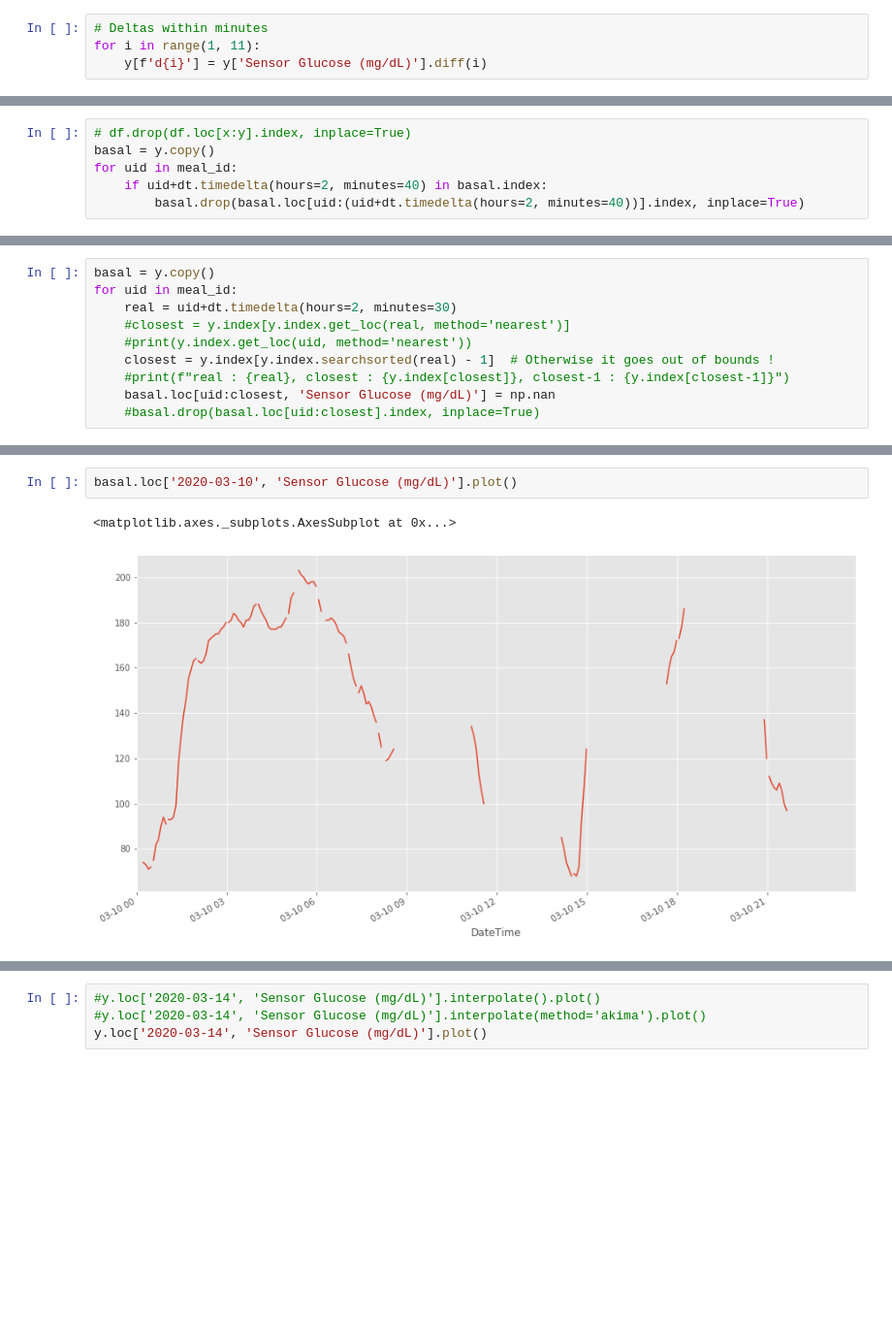
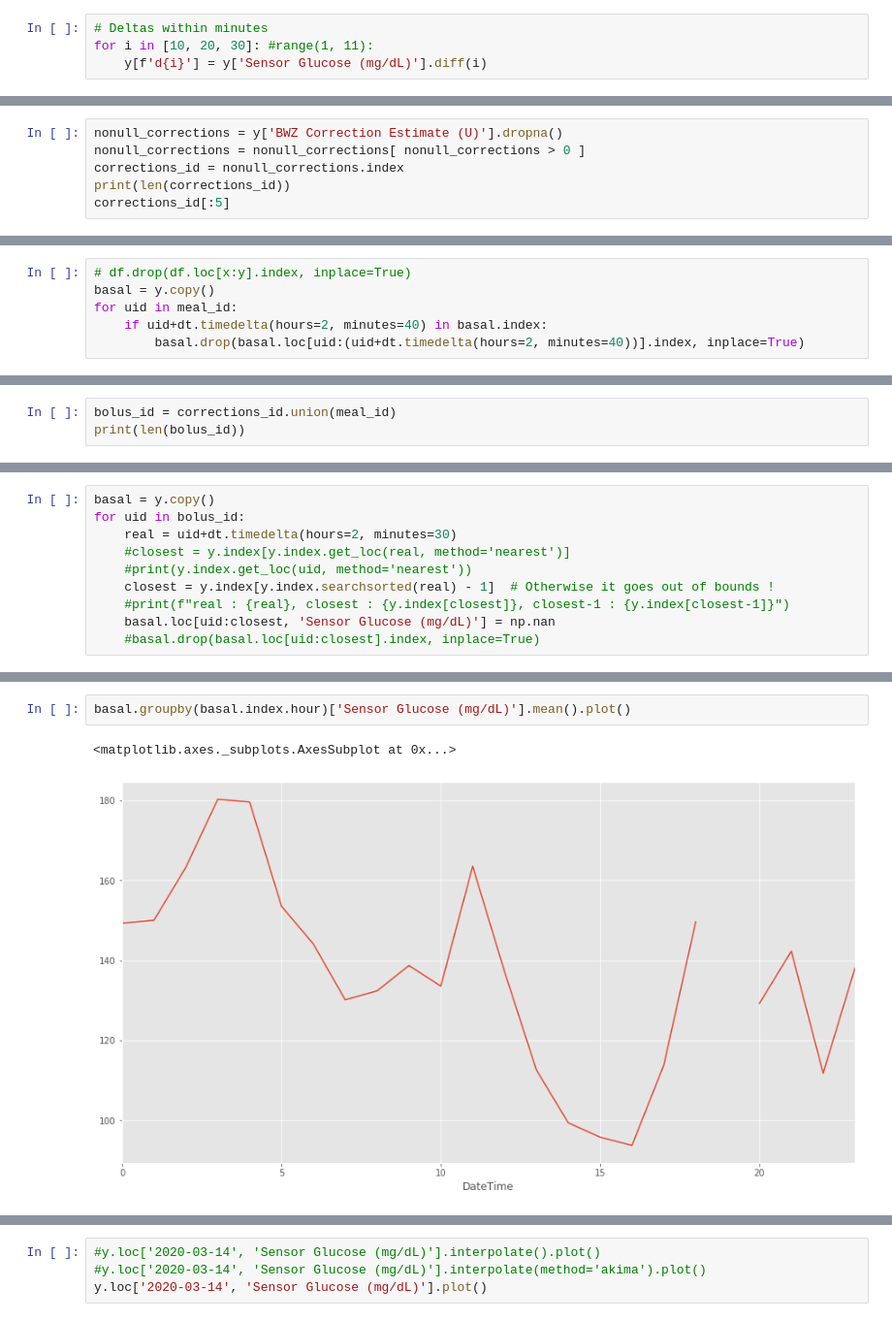
Before and after one commit to gmagannaDevelop/Diabetes-Analysis, a Jupyter notebook: Exploratory.ipynb, the cells around one changed output, grey strips where cells are left out. Shown at 97% size. Cells and saved outputs as stored; diff of their text form; blank space fills up the shorter version.

Commit message:
:boom: Added basal time delta analysis.
This will enable trend finding.

```diff
--- a/Exploratory.ipynb
+++ b/Exploratory.ipynb
@@ -76,7 +76,7 @@ y = time_indexed_df(x, 'DateTime')
 y['hour'] = y.index.hour
 # %%
 # Deltas within minutes
-for i in range(1, 11):
+for i in [10, 20, 30]: #range(1, 11):
     y[f'd{i}'] = y['Sensor Glucose (mg/dL)'].diff(i)
 # %%
 whole = y.copy()
@@ -165,0 +170,6 @@ y.shape, y.drop_duplicates().shape
+# %%
+nonull_corrections = y['BWZ Correction Estimate (U)'].dropna()
+nonull_corrections = nonull_corrections[ nonull_corrections > 0 ]
+corrections_id = nonull_corrections.index
+print(len(corrections_id))
+corrections_id[:5]
@@ -175,0 +190,3 @@ whole.index.get_loc(meal_id[0]), y.index.get_loc(meal_id[0]), basal.index.get_lo
+# %%
+bolus_id = corrections_id.union(meal_id)
+print(len(bolus_id))
@@ -176,6 +195,6 @@ whole.index.get_loc(meal_id[0]), y.index.get_loc(meal_id[0]), basal.index.get_lo
 # %%
 basal = y.copy()
-for uid in meal_id:
+for uid in bolus_id:
     real = uid+dt.timedelta(hours=2, minutes=30)
     #closest = y.index[y.index.get_loc(real, method='nearest')]
     #print(y.index.get_loc(uid, method='nearest'))
@@ -190,5 +211,5 @@ y.shape[0] - basal.shape[0]
 # %%
-basal.loc['2020-03-10', 'Sensor Glucose (mg/dL)'].plot()
+basal.groupby(basal.index.hour)['Sensor Glucose (mg/dL)'].mean().plot()
 # %% [output]
 <matplotlib.axes._subplots.AxesSubplot at 0x...>
-[figure, old version]
+[figure, new version]
```
Also changed, not shown: parts of 10 cells of this notebook, 1 other file.
